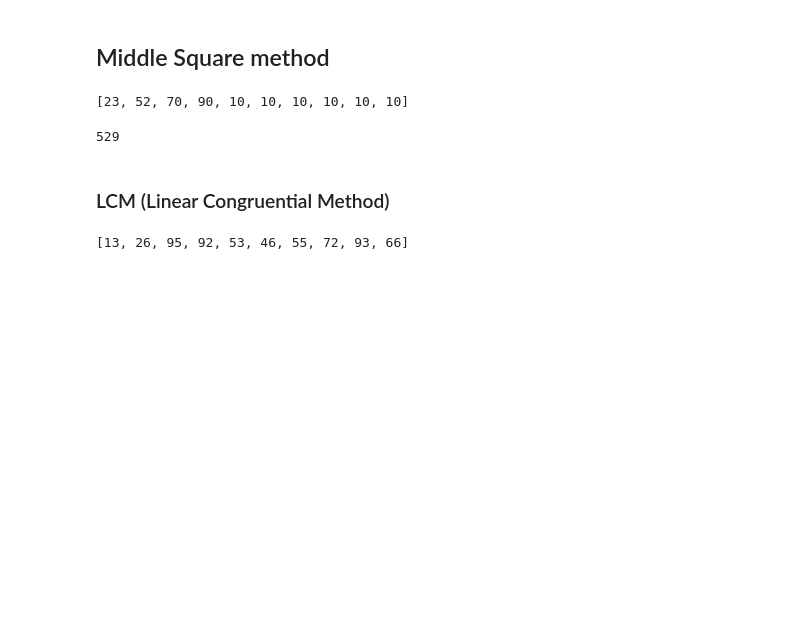
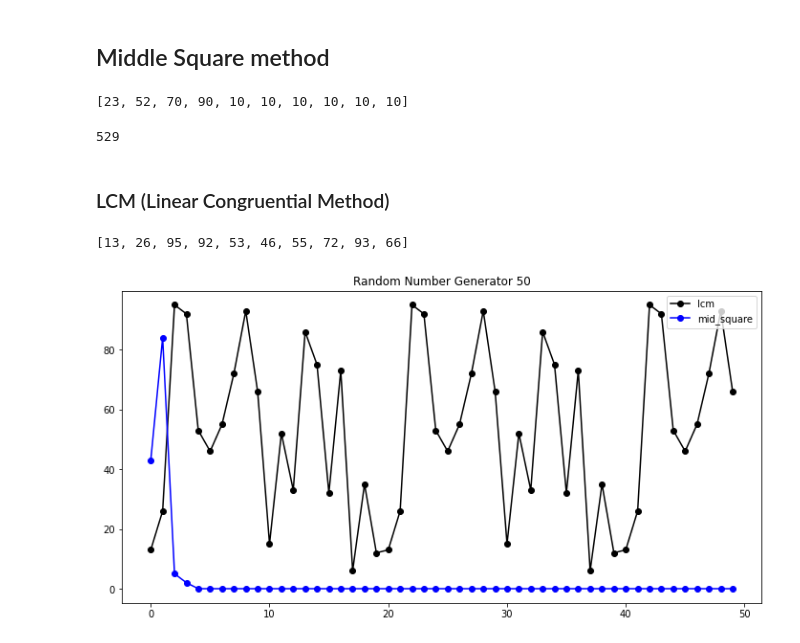
Before and after one commit to mamuncseru/computer-simulation, a Jupyter notebook: computer_simulation.ipynb, the cells around one changed output. Drawn from its saved outputs; the diff is of its cells as text; code cells hidden in the pictures; blank space fills up the shorter version.

Commit message:
plotted the random numbers with matplotlib

```diff
--- a/computer_simulation.ipynb
+++ b/computer_simulation.ipynb
@@ -98,7 +98,19 @@ def lcm(a=13, c=57, x=12, m=100, iterations=10):
         random_numbers.append(x)
 
     return random_numbers
-# %%
-lcm()
-# %% [output]
-[13, 26, 95, 92, 53, 46, 55, 72, 93, 66]
+# %%
+
+lcm()
+# %% [output]
+[13, 26, 95, 92, 53, 46, 55, 72, 93, 66]
+# %%
+import matplotlib.pyplot as plt
+
+plt.figure(figsize=(12, 6))
+plt.plot(lcm(iterations=50), '-ko', label='lcm')
+plt.plot(mid_square(1434, iterations=50), '-bo', label='mid_square')
+plt.legend()
+plt.title('Random Number Generator 50')
+plt.show()
+# %% [output]
+[figure, added]
```
